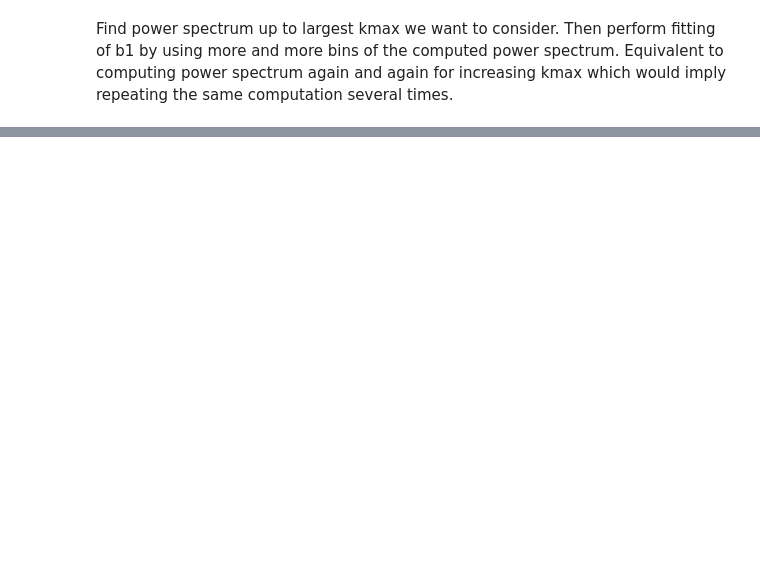
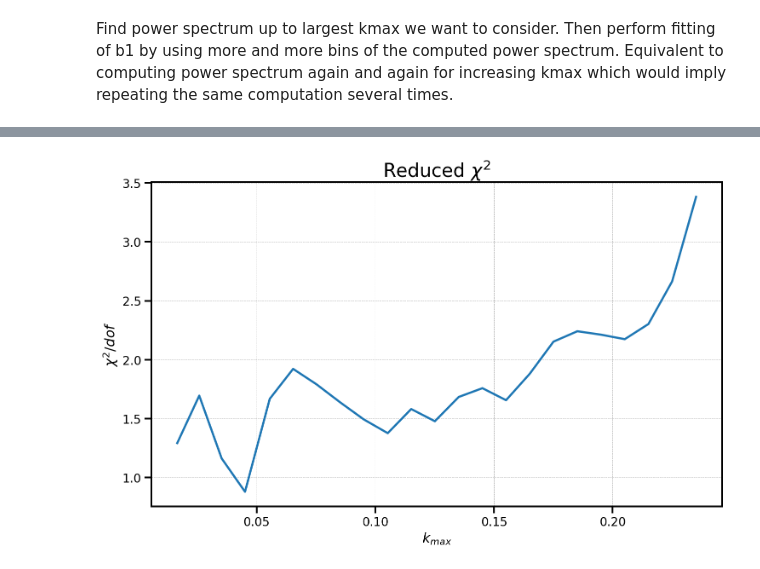
Before and after one commit to JulianWack/IfA-SummerStudent-2022, a Jupyter notebook: Fitting_b1.ipynb, the cells around one changed output, grey strips where cells are left out. Saved outputs shown, nothing was run; the diff lists cells and outputs as text; code cells hidden in the pictures; blank space fills up the shorter version.

```diff
--- a/Fitting_b1.ipynb
+++ b/Fitting_b1.ipynb
@@ -233,0 +267,13 @@ The considered mock catalog contains low mass/redshift galaxies for which in gen
+# %%
+# Compute reduced chi2: number of k bins - number of free parameters (only b1 in this case)
+n_kbins = np.arange(1,len(k)+1)
+ratio = np.asarray(chi2_mins) / (n_kbins-1)
+
+fig = plt.figure()
+plt.plot(k[1:], ratio[1:])
+plt.xlabel('$k_{max}$')
+plt.ylabel('$\chi^2 / dof$')
+plt.title('Reduced $\chi^2$')
+#fig.savefig("MTHOD_reduced_chi2.pdf")
+# %% [output]
+[figure, added]
```
Also changed, not shown: parts of 14 cells of this notebook, 1 other file.
